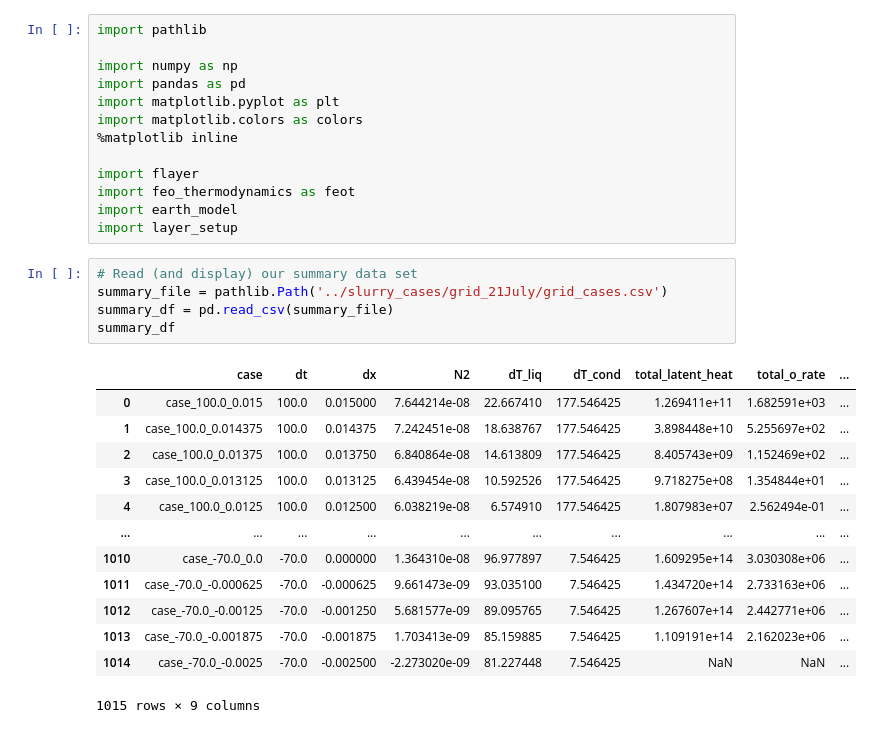
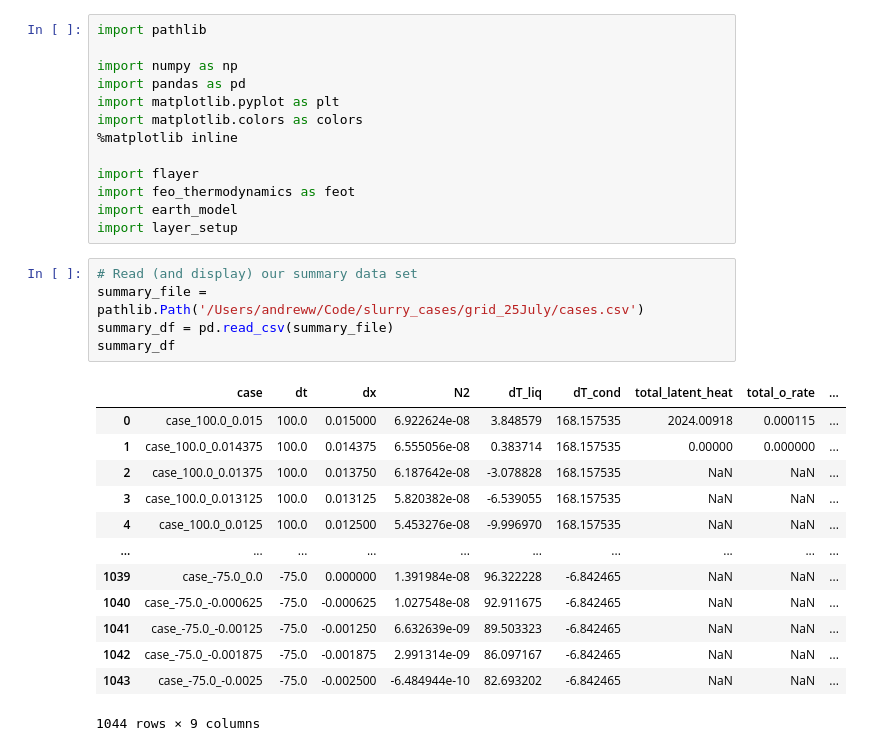
Before and after one commit to andreww/slurry, a Jupyter notebook: layer_model_plot.ipynb, the cells around one changed output. Cells and saved outputs as stored; diff of their text form.

```diff
--- a/layer_model_plot.ipynb
+++ b/layer_model_plot.ipynb
@@ -19,23 +19,23 @@ import earth_model
 import layer_setup
 # %%
 # Read (and display) our summary data set
-summary_file = pathlib.Path('../slurry_cases/grid_21July/grid_cases.csv')
+summary_file = pathlib.Path('/Users/andreww/Code/slurry_cases/grid_25July/cases.csv')
 summary_df = pd.read_csv(summary_file)
 summary_df
 # %% [output]
 |  | case | dt | dx | N2 | dT_liq | dT_cond | total_latent_heat | total_o_rate | ... |
-| 0 | case_100.0_0.015 | 100.0 | 0.015000 | 7.644214e-08 | 22.667410 | 177.546425 | 1.269411e+11 | 1.682591e+03 | ... |
-| 1 | case_100.0_0.014375 | 100.0 | 0.014375 | 7.242451e-08 | 18.638767 | 177.546425 | 3.898448e+10 | 5.255697e+02 | ... |
-| 2 | case_100.0_0.01375 | 100.0 | 0.013750 | 6.840864e-08 | 14.613809 | 177.546425 | 8.405743e+09 | 1.152469e+02 | ... |
-| 3 | case_100.0_0.013125 | 100.0 | 0.013125 | 6.439454e-08 | 10.592526 | 177.546425 | 9.718275e+08 | 1.354844e+01 | ... |
-| 4 | case_100.0_0.0125 | 100.0 | 0.012500 | 6.038219e-08 | 6.574910 | 177.546425 | 1.807983e+07 | 2.562494e-01 | ... |
+| 0 | case_100.0_0.015 | 100.0 | 0.015000 | 6.922624e-08 | 3.848579 | 168.157535 | 2024.00918 | 0.000115 | ... |
+| 1 | case_100.0_0.014375 | 100.0 | 0.014375 | 6.555056e-08 | 0.383714 | 168.157535 | 0.00000 | 0.000000 | ... |
+| 2 | case_100.0_0.01375 | 100.0 | 0.013750 | 6.187642e-08 | -3.078828 | 168.157535 | NaN | NaN | ... |
+| 3 | case_100.0_0.013125 | 100.0 | 0.013125 | 5.820382e-08 | -6.539055 | 168.157535 | NaN | NaN | ... |
+| 4 | case_100.0_0.0125 | 100.0 | 0.012500 | 5.453276e-08 | -9.996970 | 168.157535 | NaN | NaN | ... |
 | ... | ... | ... | ... | ... | ... | ... | ... | ... | ... |
-| 1010 | case_-70.0_0.0 | -70.0 | 0.000000 | 1.364310e-08 | 96.977897 | 7.546425 | 1.609295e+14 | 3.030308e+06 | ... |
-| 1011 | case_-70.0_-0.000625 | -70.0 | -0.000625 | 9.661473e-09 | 93.035100 | 7.546425 | 1.434720e+14 | 2.733163e+06 | ... |
-| 1012 | case_-70.0_-0.00125 | -70.0 | -0.001250 | 5.681577e-09 | 89.095765 | 7.546425 | 1.267607e+14 | 2.442771e+06 | ... |
-| 1013 | case_-70.0_-0.001875 | -70.0 | -0.001875 | 1.703413e-09 | 85.159885 | 7.546425 | 1.109191e+14 | 2.162023e+06 | ... |
-| 1014 | case_-70.0_-0.0025 | -70.0 | -0.002500 | -2.273020e-09 | 81.227448 | 7.546425 | NaN | NaN | ... |
+| 1039 | case_-75.0_0.0 | -75.0 | 0.000000 | 1.391984e-08 | 96.322228 | -6.842465 | NaN | NaN | ... |
+| 1040 | case_-75.0_-0.000625 | -75.0 | -0.000625 | 1.027548e-08 | 92.911675 | -6.842465 | NaN | NaN | ... |
+| 1041 | case_-75.0_-0.00125 | -75.0 | -0.001250 | 6.632639e-09 | 89.503323 | -6.842465 | NaN | NaN | ... |
+| 1042 | case_-75.0_-0.001875 | -75.0 | -0.001875 | 2.991314e-09 | 86.097167 | -6.842465 | NaN | NaN | ... |
+| 1043 | case_-75.0_-0.0025 | -75.0 | -0.002500 | -6.484944e-10 | 82.693202 | -6.842465 | NaN | NaN | ... |
-1015 rows × 9 columns
+1044 rows × 9 columns
 # %%
 def plot_summary_figure(results_df, fig=None, ax=None):
     """
```
Also changed, not shown: parts of 2 cells of this notebook.
